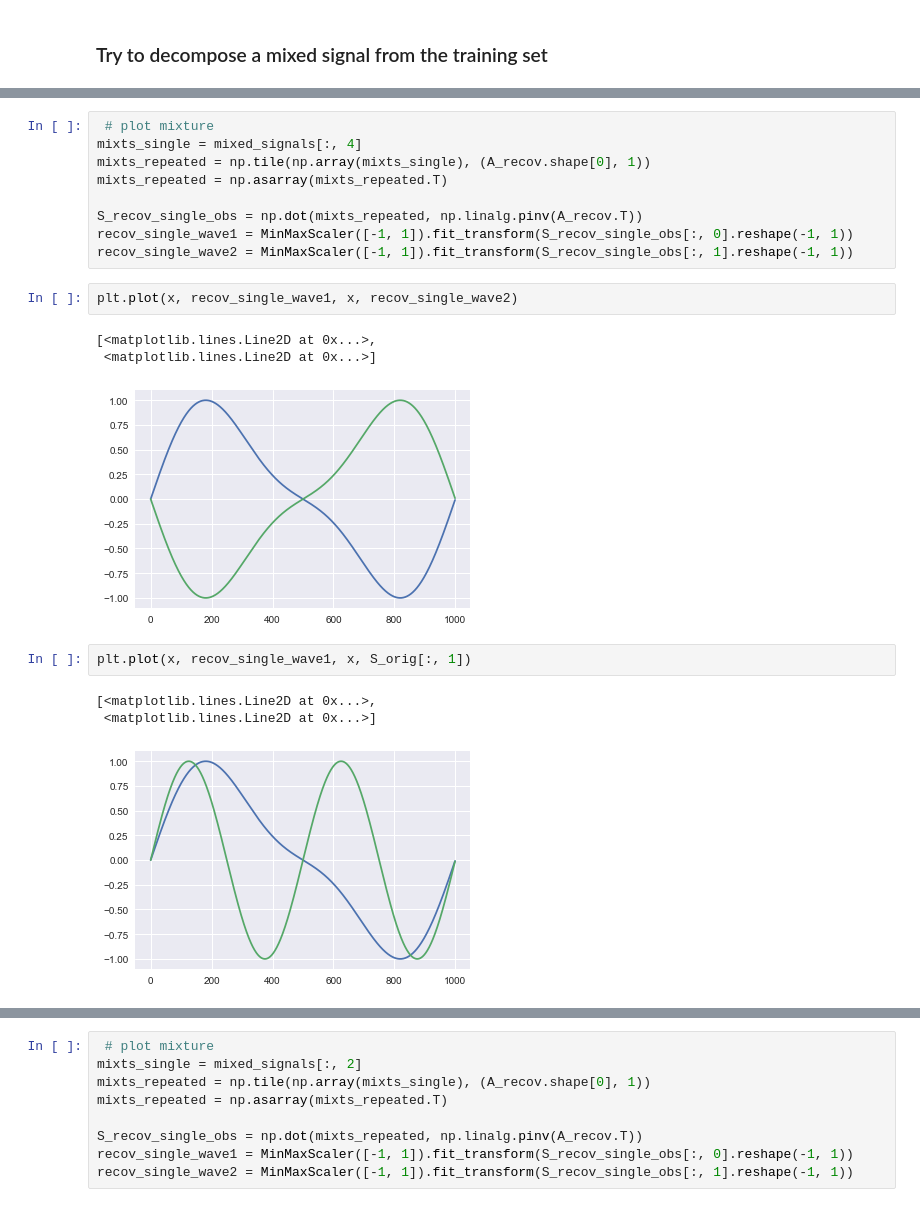
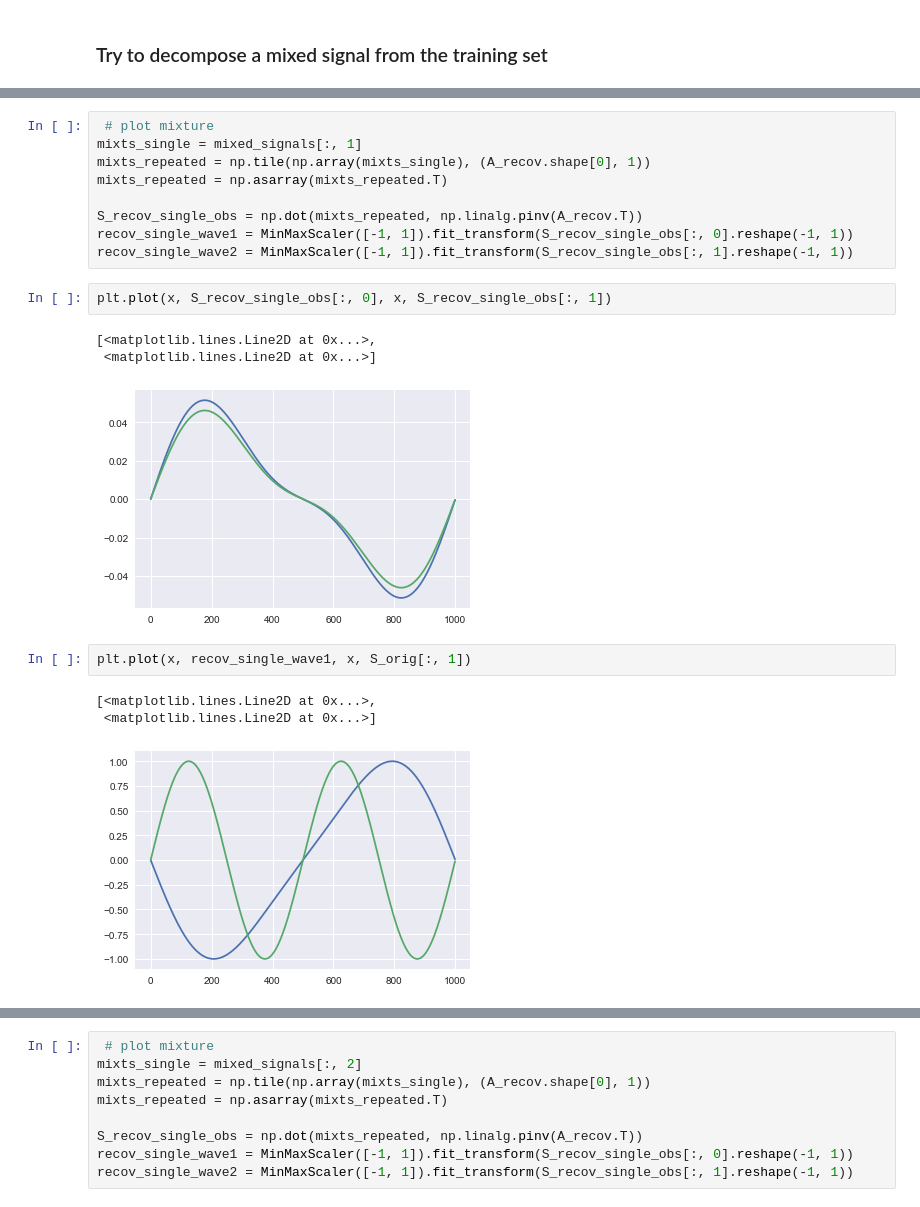
Before and after one commit to MariusDgr/AudioMining, a Jupyter notebook: notebooks/pca_ica/Baseline_test.ipynb, the cells around one changed output, grey strips where cells are left out. Saved outputs shown, nothing was run; the diff lists cells and outputs as text.

```diff
--- a/notebooks/pca_ica/Baseline_test.ipynb
+++ b/notebooks/pca_ica/Baseline_test.ipynb
@@ -171,6 +186,6 @@ plt.plot(x, mixed_signals[:, 4])
 # %%
  # plot mixture
-mixts_single = mixed_signals[:, 4]
+mixts_single = mixed_signals[:, 1]
 mixts_repeated = np.tile(np.array(mixts_single), (A_recov.shape[0], 1))
 mixts_repeated = np.asarray(mixts_repeated.T)
 
@@ -178,17 +193,17 @@ S_recov_single_obs = np.dot(mixts_repeated, np.linalg.pinv(A_recov.T))
 recov_single_wave1 = MinMaxScaler([-1, 1]).fit_transform(S_recov_single_obs[:, 0].reshape(-1, 1))
 recov_single_wave2 = MinMaxScaler([-1, 1]).fit_transform(S_recov_single_obs[:, 1].reshape(-1, 1))
 # %%
-plt.plot(x, recov_single_wave1, x, recov_single_wave2)
+plt.plot(x, S_recov_single_obs[:, 0], x, S_recov_single_obs[:, 1])
 # %% [output]
 [<matplotlib.lines.Line2D at 0x...>,
  <matplotlib.lines.Line2D at 0x...>]
-[figure, old version]
+[figure, new version]
 # %%
 plt.plot(x, recov_single_wave1, x, S_orig[:, 1])
 # %% [output]
 [<matplotlib.lines.Line2D at 0x...>,
  <matplotlib.lines.Line2D at 0x...>]
-[figure, old version]
+[figure, new version]
 # %%
 # plot mixture
 plt.plot(x, mixed_signals[:, 2])
```
Also changed, not shown: parts of 35 cells of this notebook, 3 other files.
